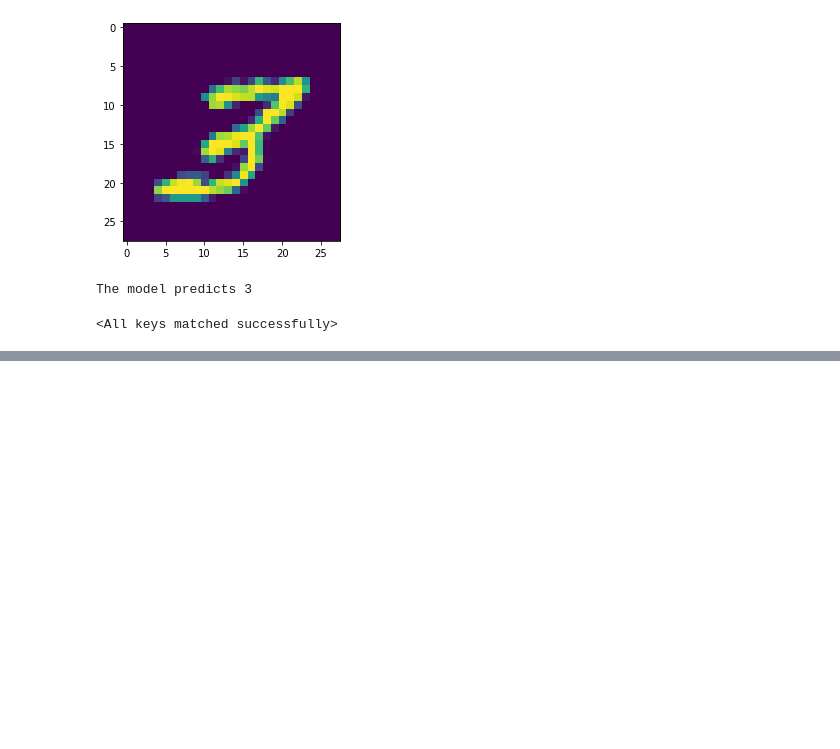
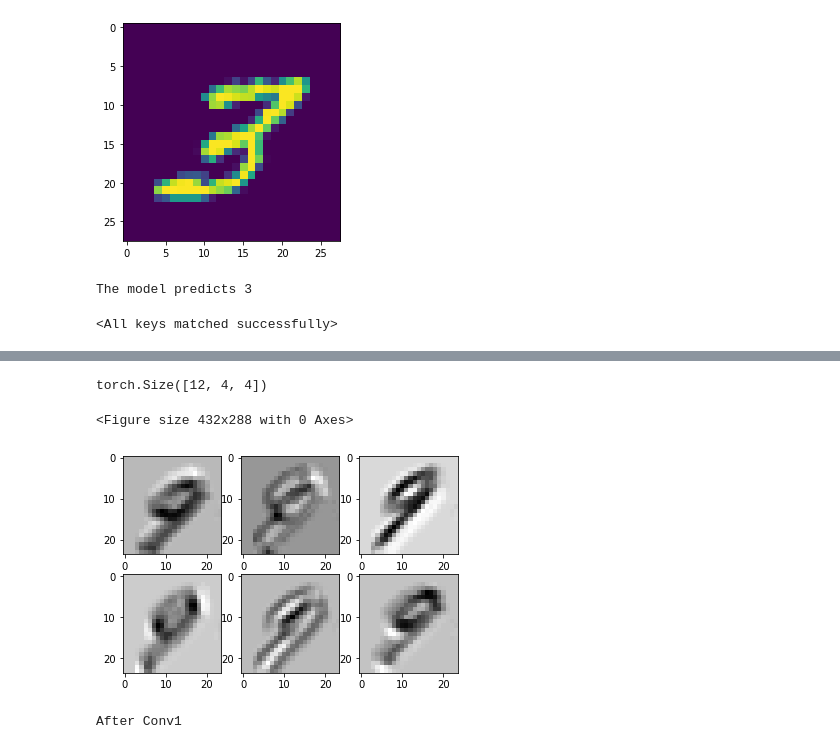
Before and after one commit to ABD-01/MNIST, a Jupyter notebook: CNN Model/MNIST_using_CNN_in_pytorch.ipynb, the cells around one changed output, grey strips where cells are left out. Drawn from its saved outputs; the diff is of its cells as text; code cells hidden in the pictures; blank space fills up the shorter version.

```diff
--- a/CNN Model/MNIST_using_CNN_in_pytorch.ipynb
+++ b/CNN Model/MNIST_using_CNN_in_pytorch.ipynb
@@ -216,0 +232,27 @@ The model predicts 3
+# %%
+with torch.no_grad():
+    t = network.conv1(train_images[529].unsqueeze(1))
+    t = F.relu(t)
+    t = F.max_pool2d(t, kernel_size=2)
+
+    t = network.conv2(t)
+    t = F.relu(t)
+    t = F.max_pool2d(t, kernel_size=2)
+# %%
+t.squeeze().shape
+# %% [output]
+torch.Size([12, 4, 4])
+# %%
+plt.figure()
+f, axarr = plt.subplots(2,3)
+k=0
+for i in range(2):
+    for j in range(3):
+        axarr[i][j].imshow(t.squeeze()[k], cmap='gray')
+        k += 1
+plt.show()
+print('After Conv1')
+# %% [output]
+<Figure size 432x288 with 0 Axes>
+[figure, added]
+After Conv1
```
Also changed, not shown: parts of 6 cells of this notebook.
